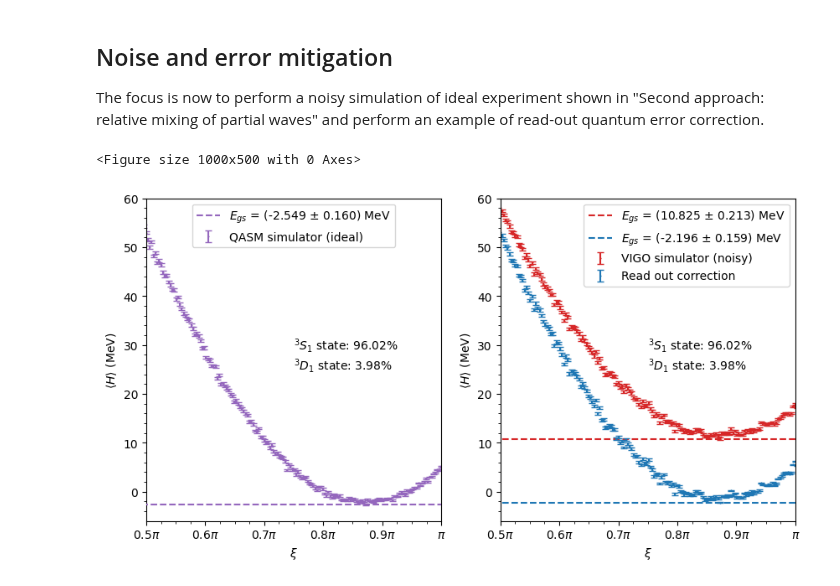
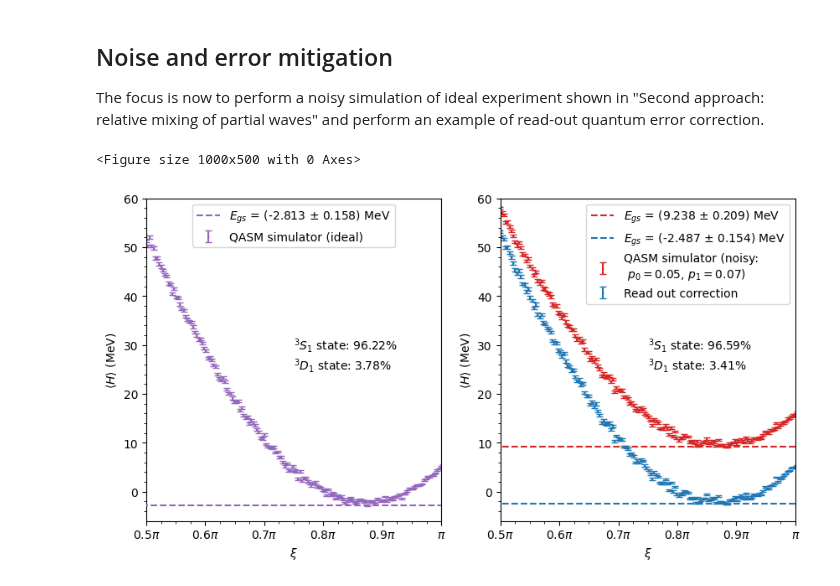
Before and after one commit to diegoscantam/2qubits, a Jupyter notebook: deuteron.ipynb, the cells around one changed output. Cells and saved outputs as stored; diff of their text form; code cells hidden in the pictures.

Commit message:
Read out noise model with p0 and p1 as parameters

```diff
--- a/deuteron.ipynb
+++ b/deuteron.ipynb
@@ -877,12 +877,25 @@ device_backend = FakeVigo()
 Aer.backends()
 # Transpile for simulator
 backend_ideal = Aer.get_backend('qasm_simulator')
-backend_noisy = AerSimulator.from_backend(device_backend)
+#backend_noisy = AerSimulator.from_backend(device_backend)
 
+# Example of read out error parameters
+p0 = 0.05
+p1 = 0.07
+
+# Noise model setup function
+def setup_noise_model(n_qubits, p0, p1):
+    # Generate a noise model for the qubits
+    noise_model = noise.NoiseModel()
+    for qi in range(n_qubits):
+        read_err = noise.errors.readout_error.ReadoutError([[1-p0, p0],[p1, 1-p1]])
+        noise_model.add_readout_error(read_err, [qi])
+    return noise_model
 
 # Function that calculates the matrix to apply to raw results
 # in order to mitigate the read out error
-def read_out_correction(n_qubits, raw_result, shots):
+def read_out_correction(n_qubits, raw_result, shots, p0, p1, noise_model):
+
     # Calibration experiment
     qr = QuantumRegister(n_qubits)
     qubit_list = []
@@ -891,7 +904,7 @@ def read_out_correction(n_qubits, raw_result, shots):
 
     meas_calibs, state_labels = complete_meas_cal(qubit_list= qubit_list  , qr= qr, circlabel='mcal')
     # Execute the calibration circuits with noise
-    job = execute(meas_calibs, backend=backend_noisy, shots=shots)
+    job = execute(meas_calibs, backend=backend, shots=shots, noise_model= noise_model)
     cal_results = job.result()
 
     # Calibration matrix
@@ -941,8 +954,12 @@ for kk in range(0,len(xi)):
     circuits_Z.append(comp_qc1_Z)
     circuits_X.append(comp_qc1_X)
 
-job_Z = execute(circuits_Z, backend_noisy, shots=shots)
-job_X = execute(circuits_X, backend_noisy, shots=shots)
+# noise setup
+noise_mod = setup_noise_model(1, p0,p1)
+
+# jobs
+job_Z = execute(circuits_Z, backend, shots=shots, noise_model = noise_mod)
+job_X = execute(circuits_X, backend, shots=shots, noise_model = noise_mod)
 
 # !!!!CHECK STATUS HERE!!!!
 job_Z.wait_for_final_state()
@@ -974,8 +991,8 @@ for kk in range(0, len(xi)):
 dexp = np.sqrt(var/shots)
 
 # Apply read out correction to raw results
-result_Z_mit = read_out_correction(1, result_Z, shots)
-result_X_mit = read_out_correction(1, result_X, shots)
+result_Z_mit = read_out_correction(1, result_Z, shots,0.1,0.1, noise_mod)
+result_X_mit = read_out_correction(1, result_X, shots, 0.1,0.1, noise_mod)
 
 # Get expectation values
 for kk in range(0, len(xi)):
@@ -1015,12 +1032,13 @@ fig, axs = plt.subplots(1,2, figsize= (w,h), sharey = False)
 lbl0 = '$E_{gs}$ = (' + str("%.3f" % E_gs_ideal) + ' $\pm$ ' + str("%.3f" %  dE_gs_ideal) + ') MeV'
 lbl = '$E_{gs}$ = (' + str("%.3f" % E_gs_pw) + ' $\pm$ ' + str("%.3f" %  dE_gs_pw) + ') MeV'
 lbl2 = '$E_{gs}$ = (' + str("%.3f" % E_gs_pw_mit) + ' $\pm$ ' + str("%.3f" %  dE_gs_pw_mit) + ') MeV'
+lbl_error = 'QASM simulator (noisy:\n $p_0=$' + str("%.2f" % p0) + ', $p_1=$' + str("%.2f" % p1) +')'
 xi_0 = xi[np.where(exp == exp.min())][0]
 xi_0_mit = xi[np.where(exp_mit == exp_mit.min())][0]
 
 axs[0].errorbar(xi, exp_ideal, yerr = dexp_ideal, color = cmap(8), fmt="o", ms=0.5, capsize = 3, label = 'QASM simulator (ideal)')
 axs[0].plot(xi, np.ones(len(xi))*exp_ideal.min(), '--', color = cmap(8),zorder=5, label = lbl0)
-axs[1].errorbar(xi, exp, yerr = dexp, color = cmap(6), fmt="o", ms=0.5, capsize = 3, label = 'VIGO simulator (noisy)')
+axs[1].errorbar(xi, exp, yerr = dexp, color = cmap(6), fmt="o", ms=0.5, capsize = 3, label = lbl_error)
 axs[1].errorbar(xi, exp_mit, yerr = dexp_mit, color = cmap(0), fmt="o", ms=0.5, capsize = 3, label = 'Read out correction')
 axs[1].plot(xi, np.ones(len(xi))*exp.min(), '--', color = cmap(6),zorder=0, label = lbl)
 axs[1].plot(xi, np.ones(len(xi))*exp_mit.min(), '--', color = cmap(0),zorder=5, label = lbl2)
@@ -1028,34 +1046,34 @@ axs[0].set(xlabel='$\\xi$', ylabel='$\\langle H \\rangle$ (MeV)')
 axs[1].set(xlabel='$\\xi$', ylabel='$\\langle H \\rangle$ (MeV)')
 #axs[1].label_outer()
 
 str_S= str("%.2f" % (100*np.sin(xi_0/2)**2))
 str_D= str("%.2f" % (100*np.cos(xi_0/2)**2))
 text = '$^3 S_1$ state: ' + str_S + '%\n$^3 D_1$ state: '  + str_D + '%'
 axs[1].text(0.75*pi, 25,text)
-xi_0 = xi_0_ideal
-str_S= str("%.2f" % (100*np.sin(xi_0/2)**2))
-str_D= str("%.2f" % (100*np.cos(xi_0/2)**2))
+
+str_S= str("%.2f" % (100*np.sin(xi_0_ideal/2)**2))
+str_D= str("%.2f" % (100*np.cos(xi_0_ideal/2)**2))
 text = '$^3 S_1$ state: ' + str_S + '%\n$^3 D_1$ state: '  + str_D + '%'
 axs[0].text(0.75*pi, 25,text)
 
 unit = 0.1
 x_tick = np.arange(0.5, 1. + unit, unit)
 x_label = [r'$0.5 \pi $', r'$0.6 \pi $',r'$0.7 \pi $',r'$0.8 \pi $',r'$0.9 \pi $', r'$\pi$', r'']
 axs[0].set_xticks(x_tick * pi)
 axs[0].set_xticklabels(x_label, fontsize=10)
 axs[1].set_xticks(x_tick * pi)
 axs[1].set_xticklabels(x_label, fontsize=10)
 axs[0].minorticks_on()
 axs[1].minorticks_on()
 axs[0].set_xlim(0.5*pi,pi)
 axs[1].set_xlim(0.5*pi,pi)
 axs[0].set_ylim(-6,60)
 axs[1].set_ylim(-6,60)
 
 axs[0].legend(loc='upper center')
 axs[1].legend(loc='upper right')
 #plt.tight_layout()
 plt.show()
 # %% [output]
 <Figure size 1000x500 with 0 Axes>
-[figure, old version]
+[figure, new version]
```
Also changed, not shown: parts of 1 cell of this notebook, 1 other file.
